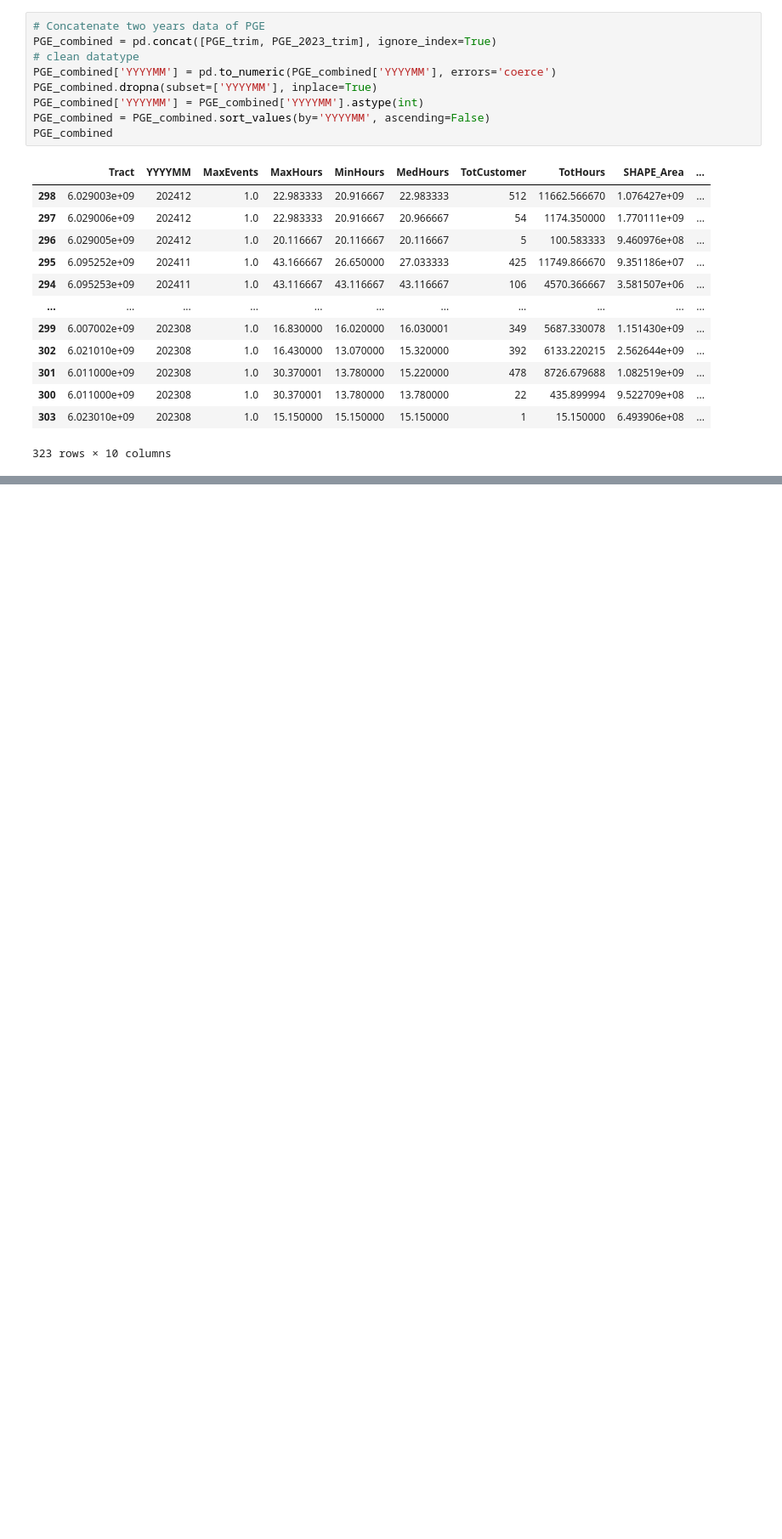
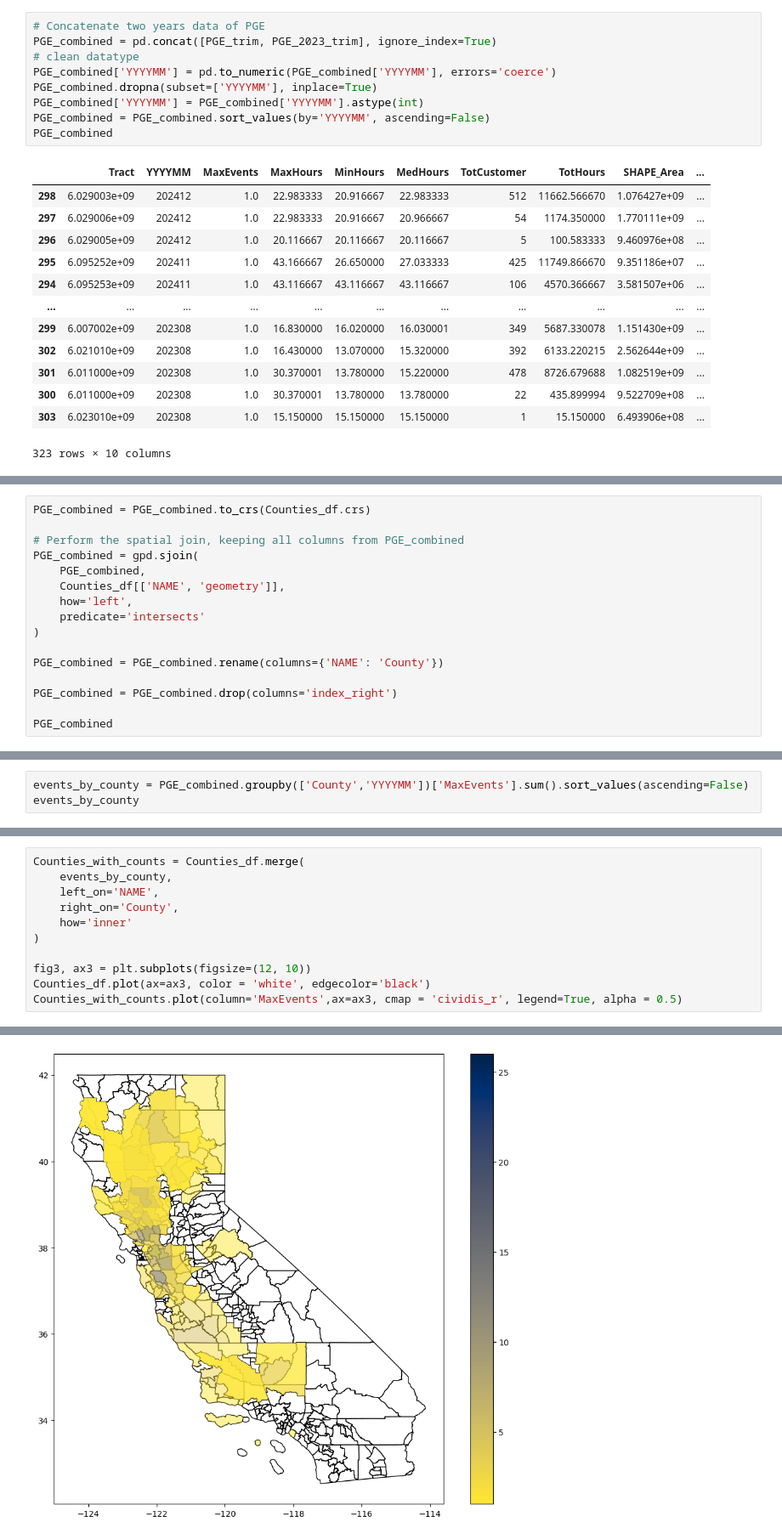
Before and after one commit to JoeyyZhang/ML-based-PSPS-Events-Prediction, a Jupyter notebook: Cleaning_merging.ipynb, the cells around one changed output, grey strips where cells are left out. Shown at 85% size. Saved outputs shown, nothing was run; the diff lists cells and outputs as text; blank space fills up the shorter version.

```diff
--- a/Cleaning_merging.ipynb
+++ b/Cleaning_merging.ipynb
@@ -176,0 +198,16 @@ PGE_tracts
+# %%
+PGE_combined = PGE_combined.to_crs(Counties_df.crs)
+
+# Perform the spatial join, keeping all columns from PGE_combined
+PGE_combined = gpd.sjoin(
+    PGE_combined,
+    Counties_df[['NAME', 'geometry']],
+    how='left',
+    predicate='intersects'
+)
+
+PGE_combined = PGE_combined.rename(columns={'NAME': 'County'})
+
+PGE_combined = PGE_combined.drop(columns='index_right')
+
+PGE_combined
@@ -176,0 +228,3 @@ PGE_tracts
+# %%
+events_by_county = PGE_combined.groupby(['County','YYYYMM'])['MaxEvents'].sum().sort_values(ascending=False)
+events_by_county
@@ -176,0 +247,12 @@ PGE_tracts
+# %%
+Counties_with_counts = Counties_df.merge(
+    events_by_county,
+    left_on='NAME',
+    right_on='County',
+    how='inner'
+)
+
+fig3, ax3 = plt.subplots(figsize=(12, 10))
+Counties_df.plot(ax=ax3, color = 'white', edgecolor='black')
+Counties_with_counts.plot(column='MaxEvents',ax=ax3, cmap = 'cividis_r', legend=True, alpha = 0.5)
+# %% [output]
@@ -176,0 +260 @@ PGE_tracts
+[figure, added]
```
Also changed, not shown: parts of 6 cells of this notebook.
